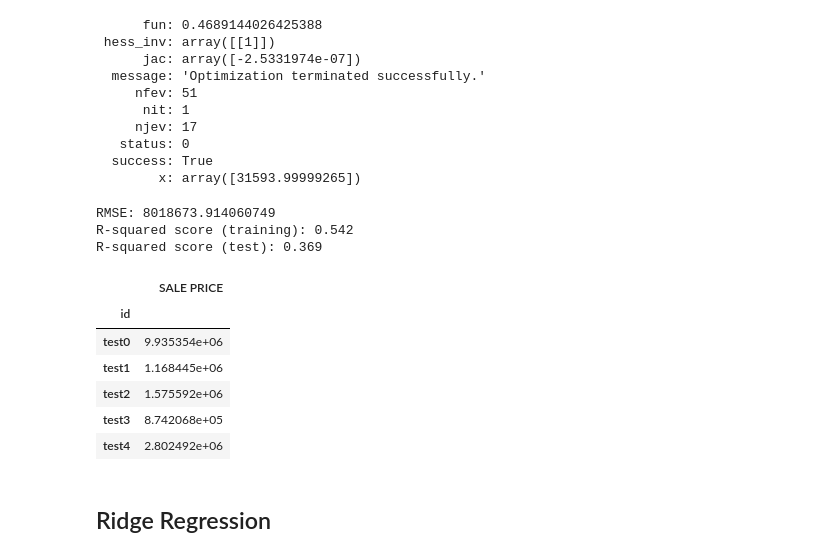
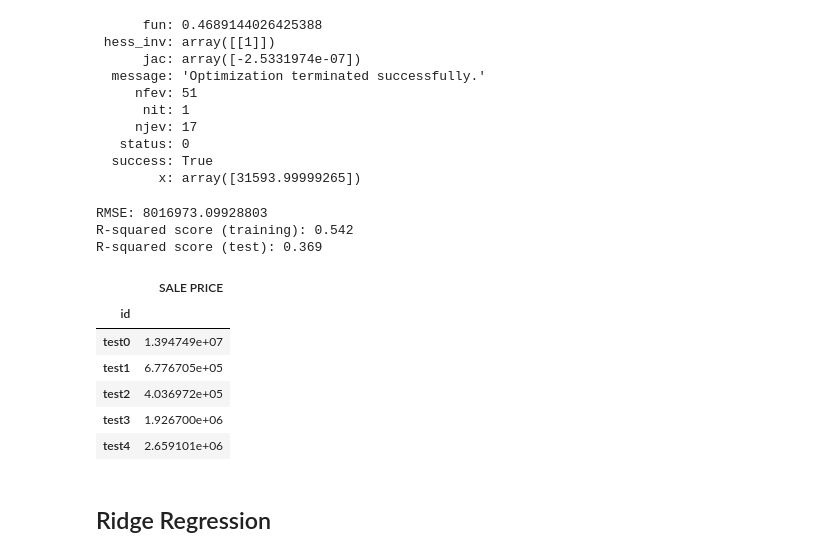
Before and after one commit to evilpegasus/Real-Estate-Price-Prediction, a Jupyter notebook: regression.ipynb, the cells around one changed output. Cells and saved outputs as stored; diff of their text form; code cells hidden in the pictures.

Commit message:
standard scale data

```diff
--- a/regression.ipynb
+++ b/regression.ipynb
@@ -127,3 +131,13 @@ from sklearn.model_selection import train_test_split
 y = df["SALE PRICE"][:(df.shape[0] - test_row_count)]
 X = df[:(df.shape[0] - test_row_count)].drop("SALE PRICE", 1)
 X_train, X_valid, y_train, y_valid = train_test_split(X, y, test_size=0.2, random_state=42)
+# %%
+# Standard scaler
+from sklearn.preprocessing import StandardScaler
+scaler = StandardScaler()
+scaler.fit(X_train)
+X_train_scaled = scaler.transform(X_train)
+X_valid_scaled = scaler.transform(X_valid)
+
+# Scale test data
+X_test_scaled = scaler.transform(df[(df.shape[0] - test_row_count):].drop("SALE PRICE", 1))
@@ -137,7 +153,7 @@ def rmse(y_test,y_pred):
 # %%
 # linear regression
 linreg = linear_model.LinearRegression()
-linreg.fit(X_train, y_train)
+linreg.fit(, y_train)
 y_pred_lin = linreg.predict(X_valid)
 rmse(y_valid, y_pred_lin)
 print("RMSE: " + str(rmse(y_valid, y_pred_lin)))
@@ -188,31 +204,31 @@ lasso_res
   success: True
         x: array([31593.99999265])
 # %%
-lasso_regr = linear_model.Lasso(alpha = 10, max_iter = 500)
-lasso_regr.fit(X_train, y_train)
-Y_pred_lasso = lasso_regr.predict(X_valid)
+lasso_regr = linear_model.Lasso(alpha = 10, max_iter = 1000)
+lasso_regr.fit(X_train_scaled, y_train)
+Y_pred_lasso = lasso_regr.predict(X_valid_scaled)
 print("RMSE: " + str(rmse(y_valid, Y_pred_lasso)))
-print('R-squared score (training): {:.3f}'.format(lasso_regr.score(X_train, y_train)))
-print('R-squared score (test): {:.3f}'.format(lasso_regr.score(X_valid, y_valid)))
+print('R-squared score (training): {:.3f}'.format(lasso_regr.score(X_train_scaled, y_train)))
+print('R-squared score (test): {:.3f}'.format(lasso_regr.score(X_valid_scaled, y_valid)))
 # %% [output]
-RMSE: 8018673.914060749
+RMSE: 8016973.09928803
 R-squared score (training): 0.542
 R-squared score (test): 0.369
 # %%
-lasso_submission = pd.DataFrame(lasso_regr.predict(df[(df.shape[0] - test_row_count):].drop("SALE PRICE", 1)))
+lasso_submission = pd.DataFrame(lasso_regr.predict(X_test_scaled))
 lasso_submission.index = X_test["id"]
 lasso_submission.columns = ["SALE PRICE"]
 lasso_submission[lasso_submission["SALE PRICE"] < 1000] = y_train.median()       # hard code set < 1000 to median
 lasso_submission.to_csv("output/lasso_submission.csv")
 lasso_submission.head()
 # %% [output]
 |  | SALE PRICE |
 | id |  |
-| test0 | 9.935354e+06 |
-| test1 | 1.168445e+06 |
-| test2 | 1.575592e+06 |
-| test3 | 8.742068e+05 |
-| test4 | 2.802492e+06 |
+| test0 | 1.394749e+07 |
+| test1 | 6.776705e+05 |
+| test2 | 4.036972e+05 |
+| test3 | 1.926700e+06 |
+| test4 | 2.659101e+06 |
 # %% [markdown]
 ## Ridge Regression
 # %%
```
Also changed, not shown: parts of 11 cells of this notebook, 4 other files.
